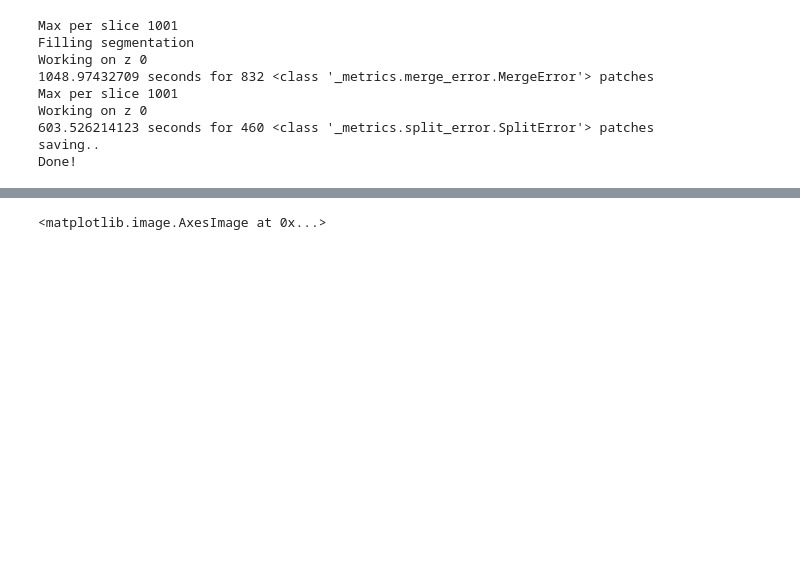
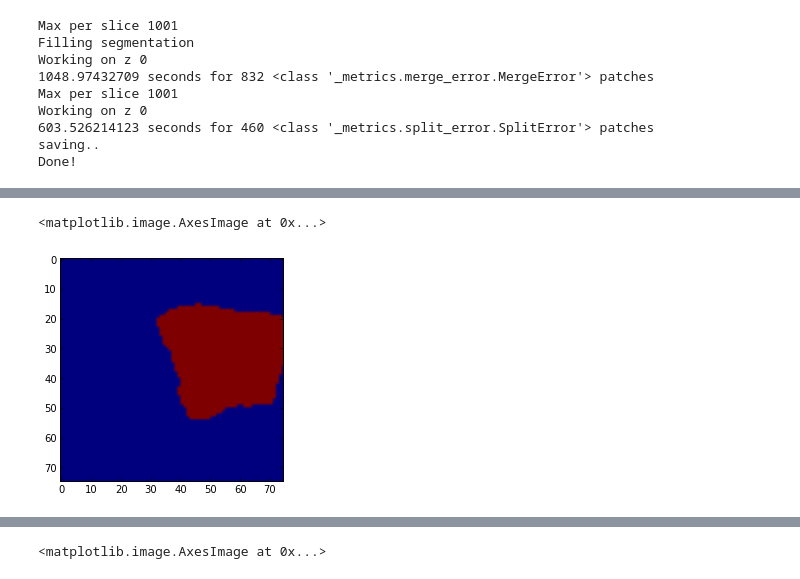
Before and after one commit to VCG/em-quality-metric, a Jupyter notebook: Code/visualize.ipynb, the cells around one changed output, grey strips where cells are left out. Saved outputs shown, nothing was run; the diff lists cells and outputs as text; code cells hidden in the pictures; blank space fills up the shorter version.

```diff
--- a/Code/visualize.ipynb
+++ b/Code/visualize.ipynb
@@ -293,0 +299,5 @@ imshow(correct[0][0].reshape((75,75)), cmap='gray')
+# %%
+imshow(correct[2][1].reshape((75,75)))
+# %% [output]
+<matplotlib.image.AxesImage at 0x...>
+[figure, added]
```
Also changed, not shown: parts of 4 cells of this notebook, 13 other files.
